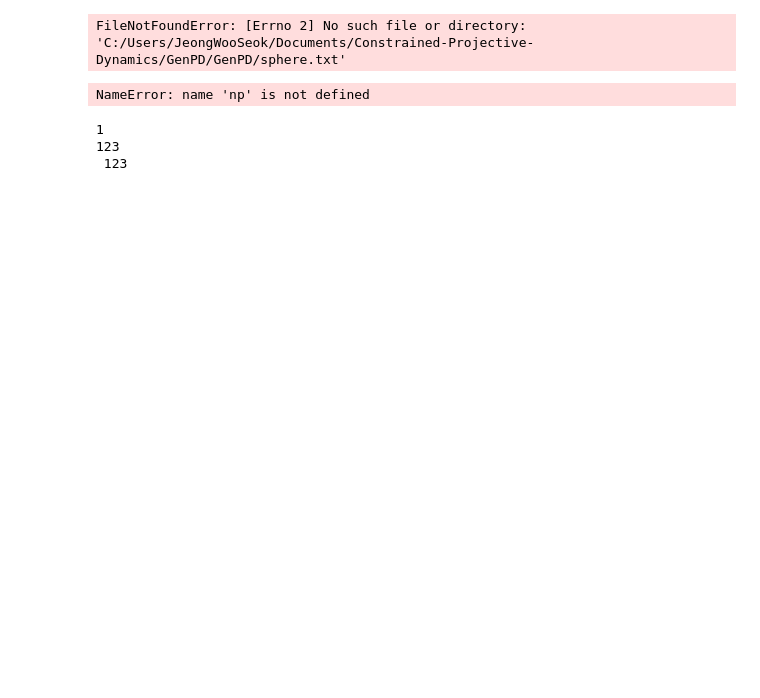
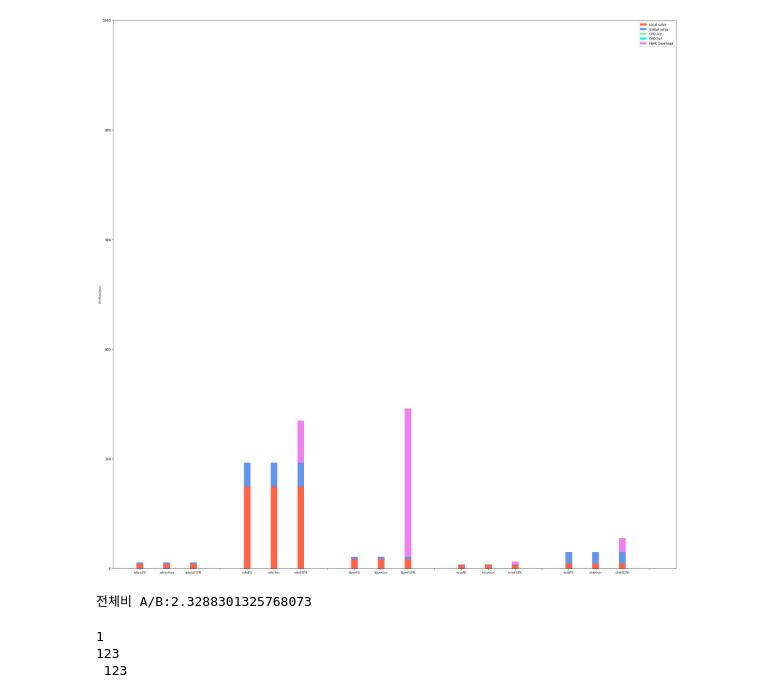
Before and after one commit to www0131/-Data-analysis, a Jupyter notebook: statistics.ipynb, the cells around one changed output. Cells and saved outputs as stored; diff of their text form; code cells hidden in the pictures; blank space fills up the shorter version.

Commit message:
add many graph

```diff
--- a/statistics.ipynb
+++ b/statistics.ipynb
@@ -51,6 +93,6 @@ def getData(path, col, point, flag = 1):
     return a
 # %%
-filePath = "C:/Users/JeongWooSeok/Documents/Constrained-Projective-Dynamics/GenPD/GenPD/"
+filePath = "C:/Users/JeongWooSeok/Documents/Constrained-Projective-Dynamics/GenPD/GenPD/TextData/"
 
 sphere = getData(filePath + "sphere.txt", 2, "\t") # 200 lines
 cube = getData(filePath + "cube.txt", 2, "\t") # 200 lines
@@ -73,7 +115,7 @@ torus[1] = list(map(int, torus[1]))
 cloth[0] = list(map(int, cloth[0]))
 cloth[1] = list(map(int, cloth[1]))
 
-sumData = [sum(sphere[0]), sum(sphere[1]),
+sumPDData = [sum(sphere[0]), sum(sphere[1]),
            sum(cube[0]), sum(cube[1]),
            sum(hippo[0]), sum(hippo[1]),
            sum(torus[0]), sum(torus[1]),
@@ -81,31 +123,15 @@ sumData = [sum(sphere[0]), sum(sphere[1]),
 
 
 for i in range(0, 10):
-    sumData[i] = sumData[i] / 1000000
-
-dummyDataForOurs = copy.deepcopy(sumData)
-dummyDataForFEPR = copy.deepcopy(sumData)
-
-overHeadOurs = []
-overHeadFEPR = []
+    sumPDData[i] = sumPDData[i] / 1000000 #ns to ms
 
 
-for i in range(5):
-    overHeadOurs.append(rand.randrange(10, 30))
-    overHeadFEPR.append(rand.randrange(50, 100))
-
-## Overhead 는 getData에서 구현
-
-testData = getData(filePath + "test.txt", 2, "\t", 2)
-
-testData[0] = list(map(float, testData[0]))
-testData[1] = list(map(int, testData[1]))
+dummyDataForOurs = sumPDData
+dummyDataForFEPR = sumPDData
 
 
-dataRatio = [sumData[0]/sumData[1],
-             sumData[2]/sumData[3],
-             sumData[3]/sumData[4],
-             sumData[5]/sumData[6],
-             sumData[7]/sumData[8]]
+dataRatio = [sumPDData[0]/sumPDData[1],
+             sumPDData[2]/sumPDData[3],
+             sumPDData[3]/sumPDData[4],
+             sumPDData[5]/sumPDData[6],
+             sumPDData[7]/sumPDData[8]]
-# %% [output]
-FileNotFoundError: [Errno 2] No such file or directory: 'C:/Users/JeongWooSeok/Documents/Constrained-Projective-Dynamics/GenPD/GenPD/sphere.txt'
@@ -112,7 +219,6 @@ FileNotFoundError: [Errno 2] No such file or directory: 'C:/Users/JeongWooSeok/D
 # %%
 x = np.arange(0, 20)
 
-overHeadFEPR[1] = sum(testData[1])/1000000 #temporary code
 
 example = ['sphere', 'cube', 'hippo', 'torus', 'cloth']
 method = ['PD', 'Ours', 'FEPR']
@@ -127,57 +233,60 @@ for word in example:
             name.append(word + method[j])
 
 
-pitColor = ['tomato', 'cornflowerblue', 'lightgreen', 'violet']
+pitColor = ['tomato', 'cornflowerblue', 'lightgreen', 'violet', 'aqua']
 
 for w in range(3):
     if w == 0: # PD
         for i in range(5):
             if i == 0:
-                plt.bar(i * 4, sumData[i * 2], width = 0.25, color = pitColor[0], label = 'Global solve')
+                plt.bar(i * 4, sumPDData[i * 2], width = 0.25, color = pitColor[0], label = 'Local solve')
             else:
-                plt.bar(i * 4, sumData[i * 2], width = 0.25, color = pitColor[0])
+                plt.bar(i * 4, sumPDData[i * 2], width = 0.25, color = pitColor[0])
         for i in range(1,6):
             if i == 1:
-                plt.bar((i - 1) * 4, sumData[i * 2 - 1], width = 0.25, color = pitColor[1], bottom = sumData[(i - 1) * 2], label = 'Local solve')
+                plt.bar((i - 1) * 4, sumPDData[i * 2 - 1], width = 0.25, color = pitColor[1], bottom = sumPDData[(i - 1) * 2], label = 'Global solve')
             else:
-                plt.bar((i - 1) * 4, sumData[i * 2 - 1], width = 0.25, bottom = sumData[(i - 1) * 2], color = pitColor[1])
+                plt.bar((i - 1) * 4, sumPDData[i * 2 - 1], width = 0.25, bottom = sumPDData[(i - 1) * 2], color = pitColor[1])
 
-    elif w == 1: # ours
+    elif w == 1: # CPD OverHead
         for i in range(5):
             if i == 0:
                 plt.bar(i * 4 + 1, dummyDataForOurs[i * 2], width = 0.25, color = pitColor[0])
-                plt.bar(i * 4 + 1, overHeadOurs[i], width = 0.25, bottom = dummyDataForOurs[i * 2 + 1] + dummyDataForOurs[i * 2], color = pitColor[2], label = 'Ours Overhead') #ours overhead
+                plt.bar(i * 4 + 1, sumCPDOverhead[i * 2], width = 0.25, bottom = dummyDataForOurs[i * 2 + 1] + dummyDataForOurs[i * 2], color = pitColor[2], label = 'CPD init') #ours overhead
+                plt.bar(i * 4 + 1, sumCPDOverhead[i * 2 + 1], width = 0.25, bottom = dummyDataForOurs[i * 2 + 1] + dummyDataForOurs[i * 2] + sumCPDOverhead[i * 2], color = pitColor[4], label = 'CPD 7x7')
             else:
                 plt.bar(i * 4 + 1, dummyDataForOurs[i * 2], width = 0.25, color = pitColor[0])
-                plt.bar(i * 4 + 1, overHeadOurs[i], width = 0.25, bottom = dummyDataForOurs[i * 2 + 1] + dummyDataForOurs[i * 2], color = pitColor[2]) #ours overhead
+                plt.bar(i * 4 + 1, sumCPDOverhead[i * 2], width = 0.25, bottom = dummyDataForOurs[i * 2 + 1] + dummyDataForOurs[i * 2], color = pitColor[2]) #ours overhead
+                plt.bar(i * 4 + 1, sumCPDOverhead[i * 2 + 1], width = 0.25, bottom = dummyDataForOurs[i * 2 + 1] + dummyDataForOurs[i * 2] + sumCPDOverhead[i * 2], color = pitColor[4])
         for i in range(1,6):
             plt.bar((i - 1) * 4 + 1, dummyDataForOurs[i * 2 - 1], width = 0.25, bottom = dummyDataForOurs[(i - 1) * 2], color = pitColor[1])
 
     elif w == 2: # FEPR
         for i in range(5):
             if i == 0:
                 plt.bar(i * 4 + 2, dummyDataForFEPR[i * 2], width = 0.25, color = pitColor[0])
-                plt.bar(i * 4 + 2, overHeadFEPR[i], width = 0.25, bottom = dummyDataForFEPR[i * 2 + 1] + dummyDataForFEPR[i * 2], color = pitColor[3], label = 'FEPR Overhead') #FEPR overhead
+                plt.bar(i * 4 + 2, sumFEPROverHead[i*2], width = 0.25, bottom = dummyDataForFEPR[i * 2 + 1] + dummyDataForFEPR[i * 2], color = pitColor[3], label = 'FEPR Overhead') #FEPR overhead
             else:
                 plt.bar(i * 4 + 2, dummyDataForFEPR[i * 2], width = 0.25, color = pitColor[0])
-                plt.bar(i * 4 + 2, overHeadFEPR[i], width = 0.25, bottom = dummyDataForFEPR[i * 2 + 1] + dummyDataForFEPR[i * 2], color = pitColor[3]) #FEPR overhead
+                plt.bar(i * 4 + 2, sumFEPROverHead[i*2 + 1], width = 0.25, bottom = dummyDataForFEPR[i * 2 + 1] + dummyDataForFEPR[i * 2], color = pitColor[3]) #FEPR overhead
         for i in range(1,6):
             plt.bar((i - 1) * 4 + 2, dummyDataForFEPR[i * 2 - 1], width = 0.25, bottom = dummyDataForFEPR[(i - 1) * 2], color = pitColor[1])
 
 csfont = {'fontname':'times new roman'}
 
 plt.xticks(x, name, **csfont)
 plt.ylabel('Overhead(ms)', **csfont)
 plt.legend(loc='upper right')
 plt.axis([-1, 20, 0, 1000])
 
-plt.rcParams["figure.figsize"] = (16, 16)
+plt.rcParams["figure.figsize"] = (32, 32)
 plt.savefig('C:/Users/JeongWooSeok/Desktop/test.png', dpi=200)
 plt.show()
 
 print("전체비 A/B:" + str(sum(dataRatio)/4))
 # %% [output]
+[figure, added]
-NameError: name 'np' is not defined
+전체비 A/B:2.3288301325768073
 # %%
 a = "123\n a123\n"
 
```
Also changed, not shown: parts of 11 cells of this notebook.
